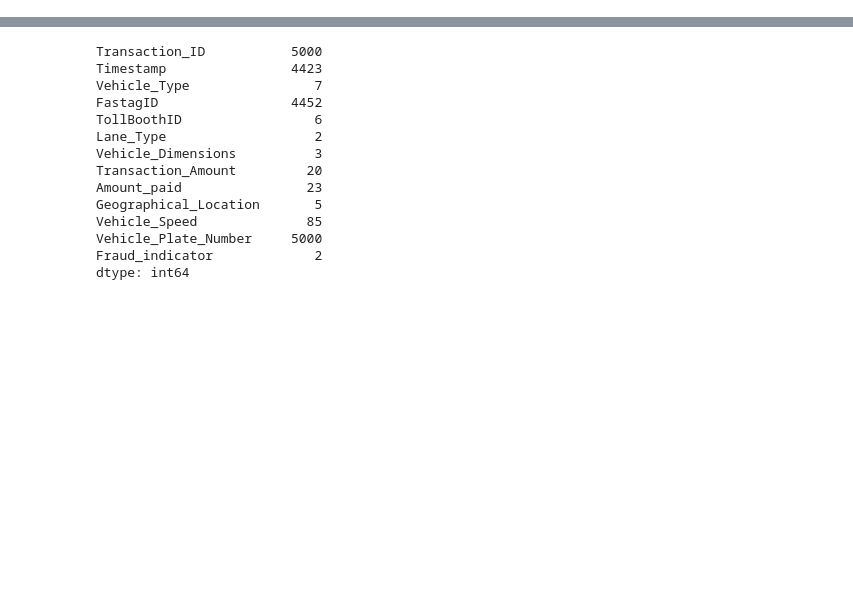
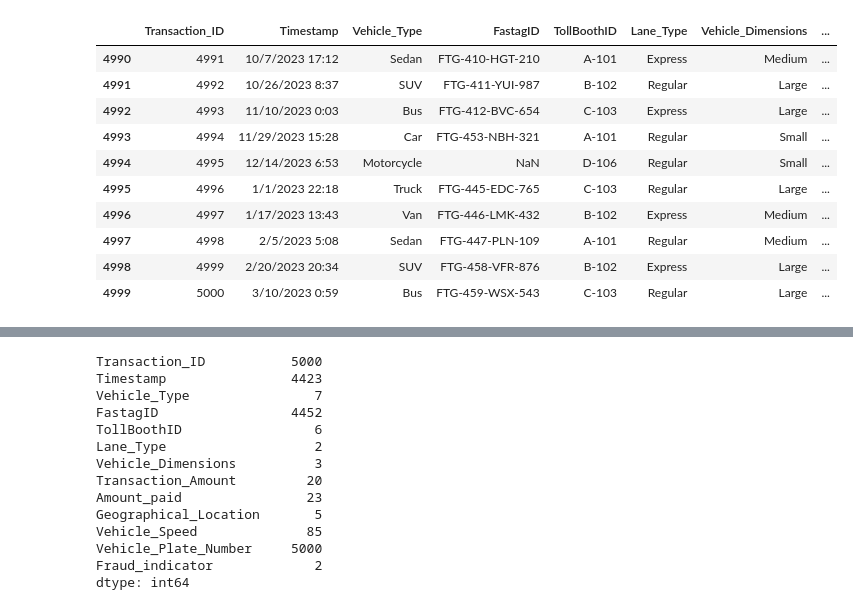
Before and after one commit to Olutola-Oluwatobi-Solomon/facetag-detection-, a Jupyter notebook: facetag.ipynb, the cells around one changed output, grey strips where cells are left out. Drawn from its saved outputs; the diff is of its cells as text; code cells hidden in the pictures; blank space fills up the shorter version.

```diff
--- a/facetag.ipynb
+++ b/facetag.ipynb
@@ -102,0 +29,15 @@ dtype: int64
+# %%
+# Checking the last 10 rows of the datasett
+df.tail(10)
+# %% [output]
+|  | Transaction_ID | Timestamp | Vehicle_Type | FastagID | TollBoothID | Lane_Type | Vehicle_Dimensions | ... |
+| 4990 | 4991 | 10/7/2023 17:12 | Sedan | FTG-410-HGT-210 | A-101 | Express | Medium | ... |
+| 4991 | 4992 | 10/26/2023 8:37 | SUV | FTG-411-YUI-987 | B-102 | Regular | Large | ... |
+| 4992 | 4993 | 11/10/2023 0:03 | Bus | FTG-412-BVC-654 | C-103 | Express | Large | ... |
+| 4993 | 4994 | 11/29/2023 15:28 | Car | FTG-453-NBH-321 | A-101 | Regular | Small | ... |
+| 4994 | 4995 | 12/14/2023 6:53 | Motorcycle | NaN | D-106 | Regular | Small | ... |
+| 4995 | 4996 | 1/1/2023 22:18 | Truck | FTG-445-EDC-765 | C-103 | Regular | Large | ... |
+| 4996 | 4997 | 1/17/2023 13:43 | Van | FTG-446-LMK-432 | B-102 | Express | Medium | ... |
+| 4997 | 4998 | 2/5/2023 5:08 | Sedan | FTG-447-PLN-109 | A-101 | Regular | Medium | ... |
+| 4998 | 4999 | 2/20/2023 20:34 | SUV | FTG-458-VFR-876 | B-102 | Express | Large | ... |
+| 4999 | 5000 | 3/10/2023 0:59 | Bus | FTG-459-WSX-543 | C-103 | Regular | Large | ... |
```
Also changed, not shown: parts of 23 cells of this notebook, 1 other file.
